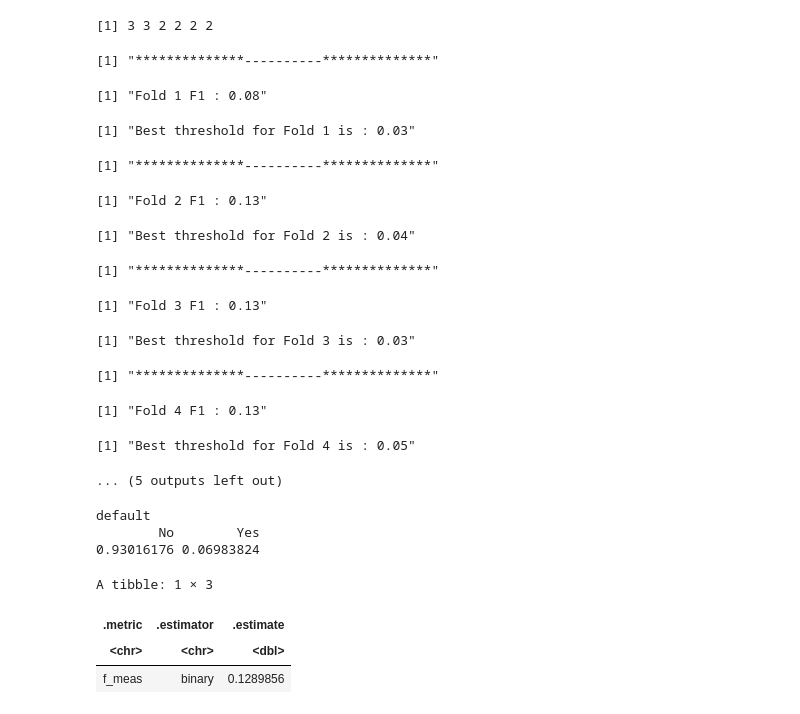
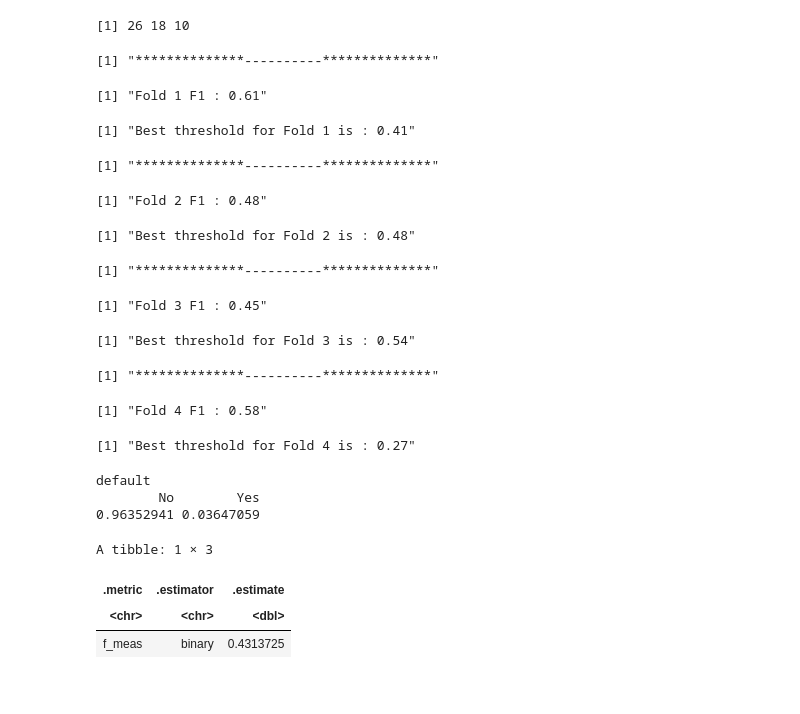
Before and after one commit to sametsoekel/nonsystematic_workspace, a Jupyter notebook: space/nn_pipeline.ipynb, the cells around one changed output. Drawn from its saved outputs; the diff is of its cells as text; code cells hidden in the pictures.

```diff
--- a/space/nn_pipeline.ipynb
+++ b/space/nn_pipeline.ipynb
@@ -168,15 +192,16 @@ for(i in c(LETTERS[1:10],letters[1:20])){
     ortsec <- sample(200:500,size = 1)
     sdsec <- sample(100:1000,size = 1)
     if(charmi){
-        data_sl[,(i) := sample(LETTERS,size = 2e5,replace = T)]
+        data_sl[,(i) := sample(c(LETTERS,NA),size = 2e5,replace = T)]
     }else{
-        data_sl[,(i) := rnorm(n = 2e5,mean = ortsec,sd = sdsec)]
+        data_sl[,(i) := sample(c(rnorm(n = 2e2,mean = ortsec,sd = sdsec),NA),size = 2e5,replace = T)]
     }
 }
 
 data_sl[,default := sample(c('No','Yes'),size = 2e5,prob = c(.93,.07),replace = T)]
 # %%
 set.seed(12)
-traindex <- sample(1:nrow(data_sl),nrow(data_sl)*0.66)
-train_set <- data_sl[traindex,]
-test_set <- data_sl[-traindex,] %>% select(-default)
+dk <- ISLR::Default
+traindex <- sample(1:nrow(dk),nrow(dk)*0.66)
+train_set <- dk[traindex,]
+test_set <- dk[-traindex,] %>% select(-default) %>% filter(student != 'No')
@@ -248,13 +278,13 @@ numofneuron <- nofsample / (alpha * (input_neurons + output_neurons))
 
 numofneuron <- numofneuron - output_neurons
 # %%
-layer_dist1 <- base::seq(from = numofneuron,to = output_neurons,length.out = 10)
+layer_dist1 <- base::seq(from = numofneuron,to = output_neurons,length.out = 5)
 layer_dist <- layer_dist1[-1]/base::sum(layer_dist1[-1])*numofneuron
-layer_disto <- layer_dist %>% ceiling %>% .[1:6]
+layer_disto <- layer_dist %>% ceiling %>% .[1:3]
 
 layer_disto
 # %% [output]
-[1] 3 3 2 2 2 2
+[1] 26 18 10
 # %%
 seed <- 1453
 preds_keras <- list()
@@ -264,22 +294,16 @@ for(i in folds){
     train_indices <- setdiff(folds,i)
     test_indices <- i
 
-    train_x <- train_ok[['data']][unlist(folds_[train_indices]),]
-    test_x <- train_ok[['data']][unlist(folds_[test_indices]),]
+    train_x <- train_ok[['data']][unlist(folds_[train_indices]),] %>% na.omit
+    test_x <- train_ok[['data']][unlist(folds_[test_indices]),] %>% na.omit
 
     target_data <- test_ok[['data']]
 
-    #train_set <- bake(tarif,train_set)
-    #test_set <- bake(tarif,test_set)
-
-    train_y <- train_ok[['label']][unlist(folds_[train_indices])]# %>% label_encode %>% as.matrix %>% to_categorical
-    test_y <- train_ok[['label']][unlist(folds_[test_indices])] #%>% label_encode %>% as.matrix %>% to_categorical
+    train_y <- train_ok[['label']][unlist(folds_[train_indices])]
+    test_y <- train_ok[['label']][unlist(folds_[test_indices])]
 
     train_y2 <- train_y %>% label_encode %>% as.matrix %>% to_categorical
     test_y2 <- test_y %>% label_encode %>% as.matrix %>% to_categorical
-    #test_y2 <- test_set[,label]%>% as.matrix
-
-    #target_data <- target_data[, -which(names(train_set) == label)]%>% as.matrix
 
     tf$random$set_seed(seed = seed)
 
@@ -287,17 +311,11 @@ for(i in folds){
 
     model <- keras_model_sequential()
 
-    #randy <- sample(1:1000,size = 8)
-
-    #unites <- (numofneuron*(randy/sum(randy)) )%>% ceiling
 
     model %>%
     layer_dense(units = layer_disto[1], activation = 'relu', input_shape = c(input_neurons)) %>%
     layer_dense(units = layer_disto[2], activation = 'relu') %>%
     layer_dense(units = layer_disto[3], activation = 'relu') %>%
-    layer_dense(units = layer_disto[4], activation = 'relu') %>%
-    layer_dense(units = layer_disto[5], activation = 'relu') %>%
-    layer_dense(units = layer_disto[6], activation = 'relu') %>%
     #layer_dense(units = layer_disto[7], activation = 'relu') %>%
     layer_dense(units = 2,activation = 'softmax')
 
@@ -311,7 +329,7 @@ for(i in folds){
 
     history <- model %>% fit(
       train_x, train_y2,
-      epochs = 20, batch_size = 128,
+      epochs = 200, batch_size = 128,
       validation_data = list(test_x,test_y2),
       callbacks = list(callback_early_stopping(
                         monitor = "val_loss",
@@ -320,8 +338,8 @@ for(i in folds){
                         mode = "auto",
                         restore_best_weights = TRUE
                         )
-    )#,
-    #class_weight = list('0' = wgh**2,'1' = 1)
+    ),
+    class_weight = list('0' = wgh**2,'1' = 1)
     )
 
     preds <- model %>% predict(test_x)  %>% .[,2]
@@ -358,18 +376,17 @@ IRdisplay::display('**************----------**************')
 IRdisplay::display(sprintf('CV Mean F1 : %s',mean(errors,na.rm = T)))
 # %% [output]
 [1] "**************----------**************"
-[1] "Fold 1 F1 : 0.08"
+[1] "Fold 1 F1 : 0.61"
-[1] "Best threshold for Fold 1 is : 0.03"
+[1] "Best threshold for Fold 1 is : 0.41"
 [1] "**************----------**************"
-[1] "Fold 2 F1 : 0.13"
+[1] "Fold 2 F1 : 0.48"
-[1] "Best threshold for Fold 2 is : 0.04"
+[1] "Best threshold for Fold 2 is : 0.48"
 [1] "**************----------**************"
-[1] "Fold 3 F1 : 0.13"
+[1] "Fold 3 F1 : 0.45"
-[1] "Best threshold for Fold 3 is : 0.03"
+[1] "Best threshold for Fold 3 is : 0.54"
 [1] "**************----------**************"
-[1] "Fold 4 F1 : 0.13"
+[1] "Fold 4 F1 : 0.58"
-[1] "Best threshold for Fold 4 is : 0.05"
+[1] "Best threshold for Fold 4 is : 0.27"
-... (5 outputs left out)
 # %%
 krs <- preds_keras %>% as.data.table
 # %%
@@ -379,18 +396,18 @@ krs <- krs %>% rowwise %>% mutate(prd = fmode(c(Fold1,Fold2,Fold3,Fold4,Fold5)))
 # %%
 #krs[,prd := +(prd >= 0.5)]
 # %%
-data_sl[-traindex,] %>% select(default) %>% table %>% prop.table
+dk[-traindex,] %>% select(default) %>% table %>% prop.table
 # %% [output]
 default
         No        Yes
-0.93016176 0.06983824
+0.96352941 0.03647059
 # %%
-data_sl[-traindex,] %>% select(default) %>%
+test_set%>% select(default) %>%
 transmute(obs = +(default == 'Yes')) %>%
 bind_cols(krs %>% select(prd)) %>%
 f_meas(truth = factor(obs,levels = 0:1),estimate = factor(prd,levels = 0:1),event_level = 'second')
 # %% [output]
 A tibble: 1 × 3
 | .metric | .estimator | .estimate |
 | <chr> | <chr> | <dbl> |
-| f_meas | binary | 0.1289856 |
+| f_meas | binary | 0.4313725 |
```
Also changed, not shown: parts of 15 cells of this notebook, 1 other file.
